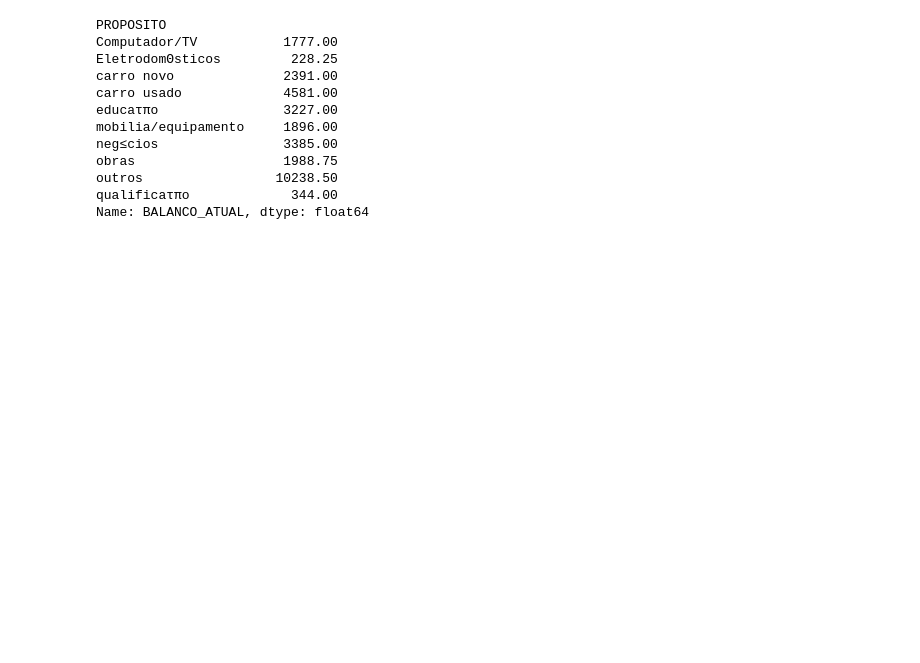
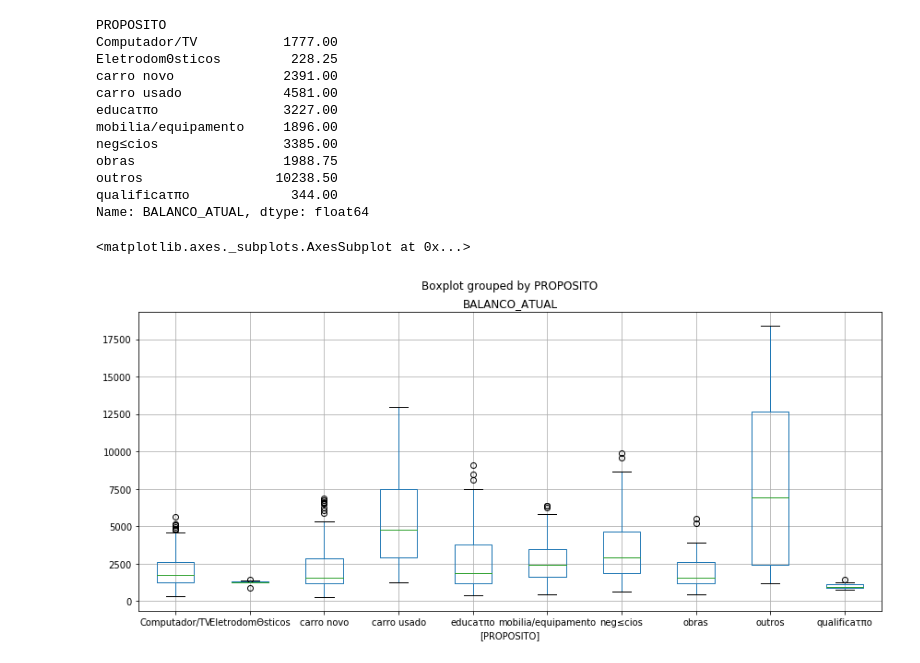
Before and after one commit to doctorget/WKD-Default-Reduction, a Jupyter notebook: Data Treatment.ipynb, the cells around one changed output. Cells and saved outputs as stored; diff of their text form; code cells hidden in the pictures; blank space fills up the shorter version.

```diff
--- a/Data Treatment.ipynb
+++ b/Data Treatment.ipynb
@@ -130,3 +130,8 @@ for tipo in grupo_tipo.groups.keys():
     selecao = eh_tipo & eh_dentro_limite
     dados_selecao = df[selecao]
     dados_new = pd.concat([dados_new, dados_selecao])
+# %%
+dados_new.boxplot(['BALANCO_ATUAL'], by = ['PROPOSITO'])
+# %% [output]
+<matplotlib.axes._subplots.AxesSubplot at 0x...>
+[figure, added]
```
Also changed, not shown: parts of 1 cell of this notebook.
